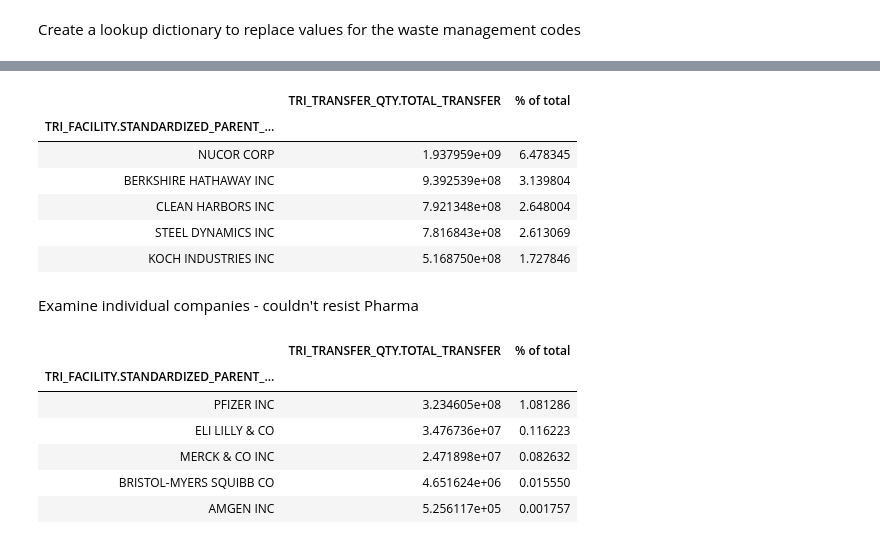
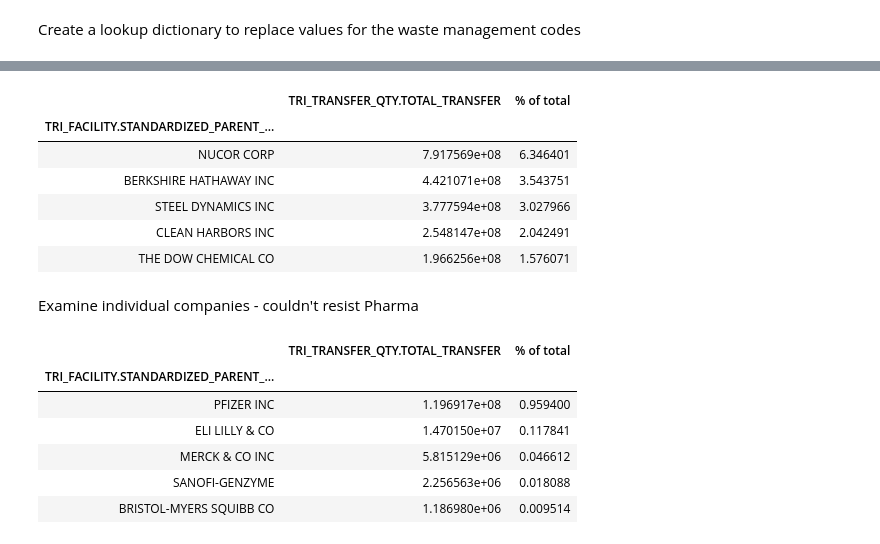
Before and after one commit to chepyle/Python4ChEs, a Jupyter notebook: TRI_API.ipynb, the cells around one changed output, grey strips where cells are left out. Saved outputs shown, nothing was run; the diff lists cells and outputs as text; code cells hidden in the pictures.

```diff
--- a/TRI_API.ipynb
+++ b/TRI_API.ipynb
@@ -131,2 +57,4 @@ tri_df.to_csv('TRI_DATA.tsv.zip',sep='\t', compression = 'zip') #there are comma
+# %%
+tri_df = pd.read_csv('TRI_DATA.csv.zip',sep='`',compression = 'zip',low_memory=False)
 # %% [markdown]
 Create a lookup dictionary to replace values for the waste management codes
@@ -164,6 +61,3 @@ wm_dict = {'P91':'Waste water treatment',
-# %%
-# do the replacement:
-tri_df.replace({'TRI_TRANSFER_QTY.TYPE_OF_WASTE_MANAGEMENT':wm_dict},inplace=True)
 # %%
 type_df = tri_df[['TRI_TRANSFER_QTY.TOTAL_TRANSFER',
                   'TRI_TRANSFER_QTY.TYPE_OF_WASTE_MANAGEMENT']].groupby('TRI_TRANSFER_QTY.TYPE_OF_WASTE_MANAGEMENT').sum()
@@ -211,23 +92,23 @@ fac_df.sort_values('% of total',ascending=False).head(5)
 # %% [output]
 |  | TRI_TRANSFER_QTY.TOTAL_TRANSFER | % of total |
 | TRI_FACILITY.STANDARDIZED_PARENT_... |  |  |
-| NUCOR CORP | 1.937959e+09 | 6.478345 |
-| BERKSHIRE HATHAWAY INC | 9.392539e+08 | 3.139804 |
-| CLEAN HARBORS INC | 7.921348e+08 | 2.648004 |
-| STEEL DYNAMICS INC | 7.816843e+08 | 2.613069 |
-| KOCH INDUSTRIES INC | 5.168750e+08 | 1.727846 |
+| NUCOR CORP | 7.917569e+08 | 6.346401 |
+| BERKSHIRE HATHAWAY INC | 4.421071e+08 | 3.543751 |
+| STEEL DYNAMICS INC | 3.777594e+08 | 3.027966 |
+| CLEAN HARBORS INC | 2.548147e+08 | 2.042491 |
+| THE DOW CHEMICAL CO | 1.966256e+08 | 1.576071 |
 # %% [markdown]
 Examine individual companies - couldn't resist Pharma
 # %%
-fac_df.loc[fac_df.index.str.contains('SQUIBB|MERCK|LILLY|AMGEN|PFIZER'),:].sort_values('% of total',ascending = False)
+fac_df.loc[fac_df.index.str.contains('SQUIBB|MERCK|LILLY|PFIZER|GENZYME'),:].sort_values('% of total',ascending = False)
 # %% [output]
 |  | TRI_TRANSFER_QTY.TOTAL_TRANSFER | % of total |
 | TRI_FACILITY.STANDARDIZED_PARENT_... |  |  |
-| PFIZER INC | 3.234605e+08 | 1.081286 |
-| ELI LILLY & CO | 3.476736e+07 | 0.116223 |
-| MERCK & CO INC | 2.471898e+07 | 0.082632 |
-| BRISTOL-MYERS SQUIBB CO | 4.651624e+06 | 0.015550 |
-| AMGEN INC | 5.256117e+05 | 0.001757 |
+| PFIZER INC | 1.196917e+08 | 0.959400 |
+| ELI LILLY & CO | 1.470150e+07 | 0.117841 |
+| MERCK & CO INC | 5.815129e+06 | 0.046612 |
+| SANOFI-GENZYME | 2.256563e+06 | 0.018088 |
+| BRISTOL-MYERS SQUIBB CO | 1.186980e+06 | 0.009514 |
 # %%
 %load_ext watermark
 %watermark -v -iv
```
Also changed, not shown: parts of 14 cells of this notebook, 6 other files.
